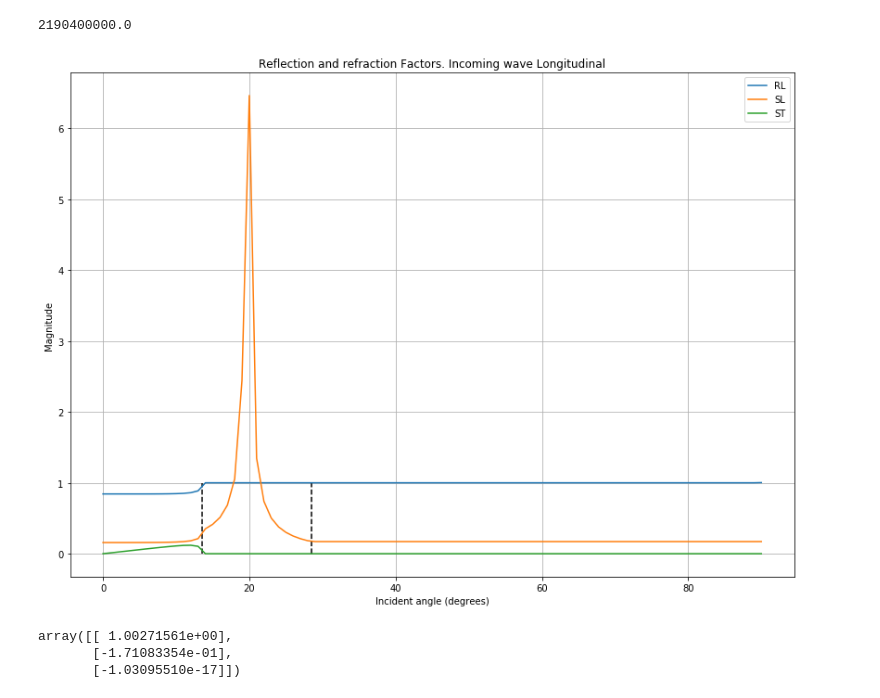
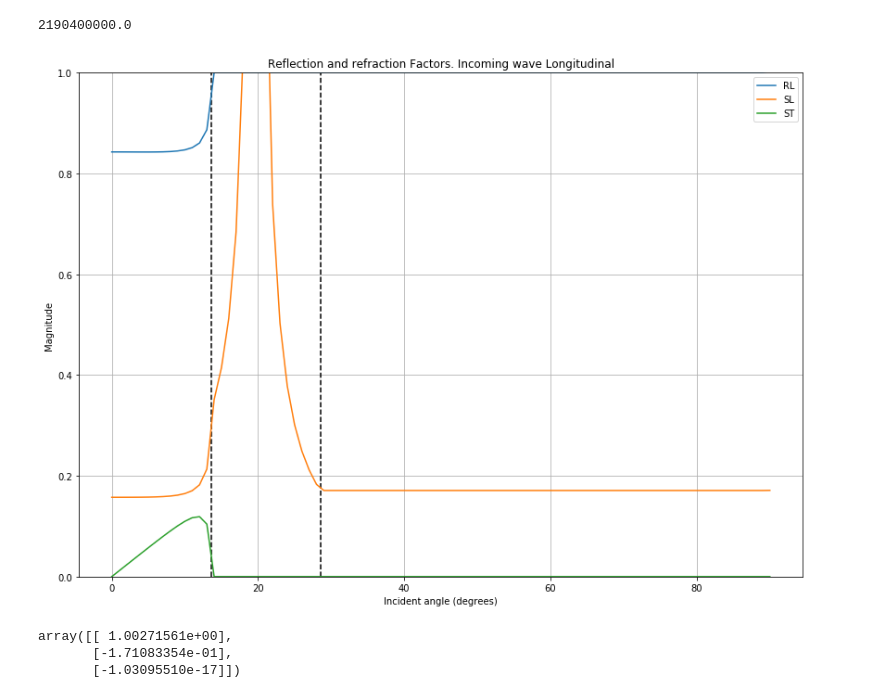
Before and after one commit to MagnsW/PhD_Ultrasonic_guided_waves_in_solid_media, a Jupyter notebook: Oblique_incidence_Liquid-Solid.ipynb, the cells around one changed output. Drawn from its saved outputs; the diff is of its cells as text; code cells hidden in the pictures.

```diff
--- a/Oblique_incidence_Liquid-Solid.ipynb
+++ b/Oblique_incidence_Liquid-Solid.ipynb
@@ -168,7 +168,7 @@ k_1L = 1/c_1L
 k_2L = 1/c_2L
 k_2T = 1/c_2T
 mu_1 = 0
-mu_2 = c_2T * c_2T * rho_2
+mu_2 = c_2T**2 * rho_2
 
 #lam_2 = (2*mu_2*poisson_2) / (1-2*poisson_2)
 # %%
@@ -205,18 +205,19 @@ for idx in range(len(angles)):
 # %%
 plt.figure(figsize=(14, 10))
 plt.plot(np.rad2deg(angles), np.abs(RL), label='RL')
 plt.plot(np.rad2deg(angles), np.abs(SL), label='SL')
 plt.plot(np.rad2deg(angles), np.abs(ST), label='ST')
 plt.vlines(np.rad2deg(crit_angle_1), 0, 1, linestyles='dashed')
 plt.vlines(np.rad2deg(crit_angle_2), 0, 1, linestyles='dashed')
 plt.legend()
 plt.title('Reflection and refraction Factors. Incoming wave ' + in_mode)
 plt.xlabel('Incident angle (degrees)')
 plt.ylabel('Magnitude')
+plt.ylim((0, 1))
 plt.grid()
 plt.show()
 # %% [output]
-[figure, old version]
+[figure, new version]
 # %%
 x
 # %% [output]
```
Also changed, not shown: 2 other files.
